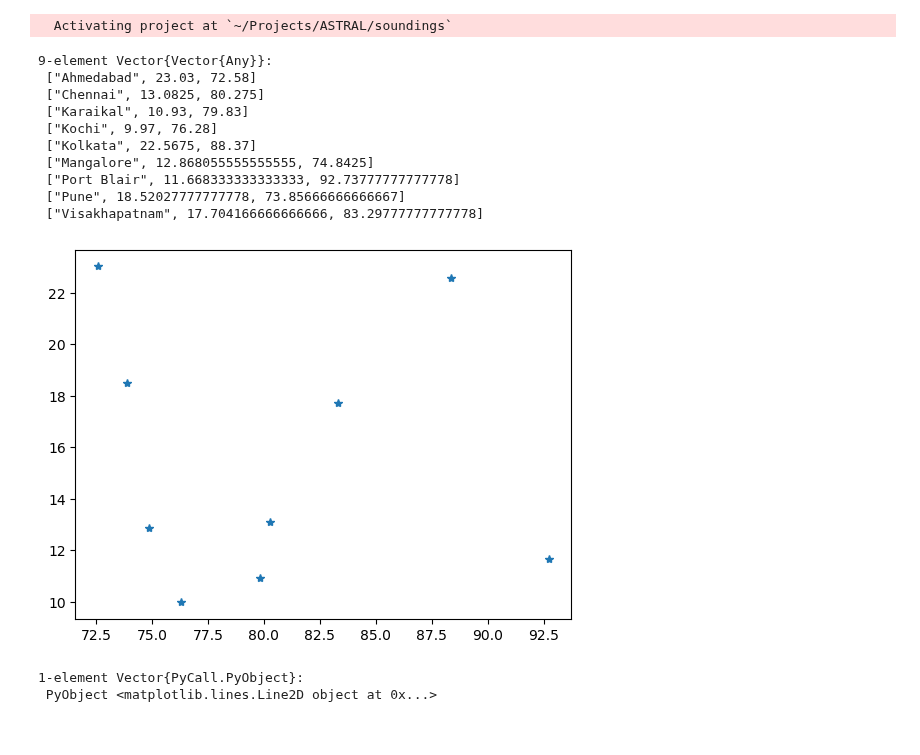
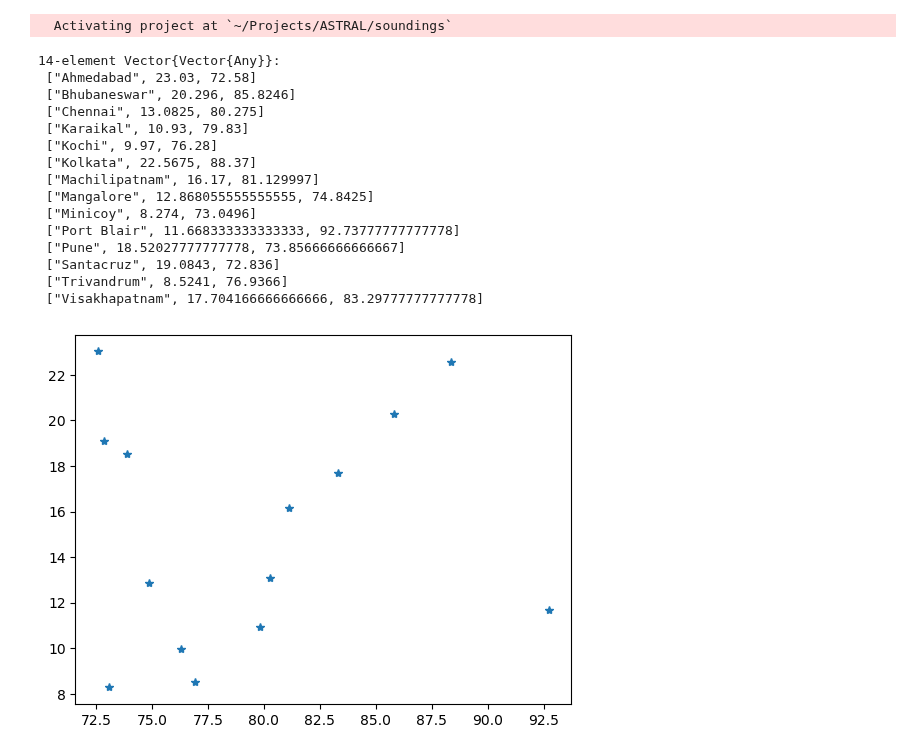
Before and after one commit to deszoeke/ASTRAL-soundings, a Jupyter notebook: src/station_locations.ipynb, the cells around one changed output. Cells and saved outputs as stored; diff of their text form; code cells hidden in the pictures.

```diff
--- a/src/station_locations.ipynb
+++ b/src/station_locations.ipynb
@@ -17,30 +17,40 @@ using PyPlot
 # station locations
 # station, lat, lon
 Loc = [
-  [ "Ahmedabad", 23.03, 72.58],
+  [ "Ahmedabad", 23.03, 72.58 ],
+  [ "Bhubaneswar", 20.2960, 85.8246 ],
   [ "Chennai", 13+(4+57/60)/60, 80+(16+30/60)/60 ],
   [ "Karaikal", 10.93, 79.83 ],
   [ "Kochi", 9.97, 76.28 ],
   [ "Kolkata", 22+(34+3/60)/60, 88+(22+12/60)/60 ],
+  [ "Machilipatnam", 16.170000,	81.129997 ],
   [ "Mangalore", 12+(52+5/60)/60, 74+(50+33/60)/60 ],
+  [ "Minicoy", 8.2740, 73.0496 ],
   [ "Port Blair", 11+(40+6/60)/60, 92+(44+16/60)/60 ],
   [ "Pune", 18+(31+13/60)/60, 73+(51+24/60)/60 ],
+  [ "Santacruz", 19.0843, 72.8360 ],
+  [ "Trivandrum", 8.5241, 76.9366 ],
   [ "Visakhapatnam", 17+(42+15/60)/60, 83+(17+52/60)/60 ]
       ]
 # %% [output]
-9-element Vector{Vector{Any}}:
+14-element Vector{Vector{Any}}:
  ["Ahmedabad", 23.03, 72.58]
+ ["Bhubaneswar", 20.296, 85.8246]
  ["Chennai", 13.0825, 80.275]
  ["Karaikal", 10.93, 79.83]
  ["Kochi", 9.97, 76.28]
  ["Kolkata", 22.5675, 88.37]
+ ["Machilipatnam", 16.17, 81.129997]
  ["Mangalore", 12.868055555555555, 74.8425]
+ ["Minicoy", 8.274, 73.0496]
  ["Port Blair", 11.668333333333333, 92.73777777777778]
  ["Pune", 18.52027777777778, 73.85666666666667]
+ ["Santacruz", 19.0843, 72.836]
+ ["Trivandrum", 8.5241, 76.9366]
  ["Visakhapatnam", 17.704166666666666, 83.29777777777778]
 # %%
+clf()
 plot( map(l -> l[3], Loc), map(l -> l[2], Loc), linestyle="", marker="*")
+gcf()
 # %% [output]
-[figure, old version]
+[figure, new version]
-1-element Vector{PyCall.PyObject}:
- PyObject <matplotlib.lines.Line2D object at 0x...>
```
Also changed, not shown: 1 other file.
